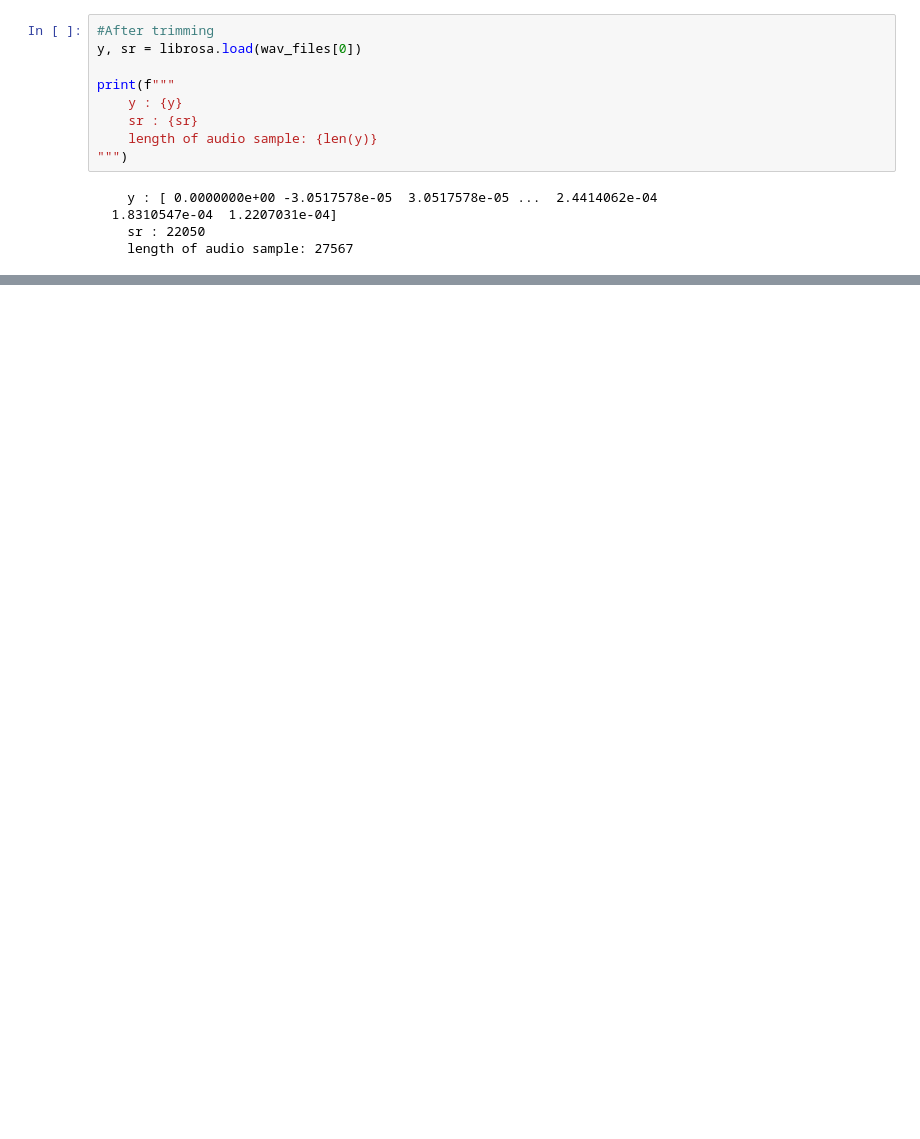
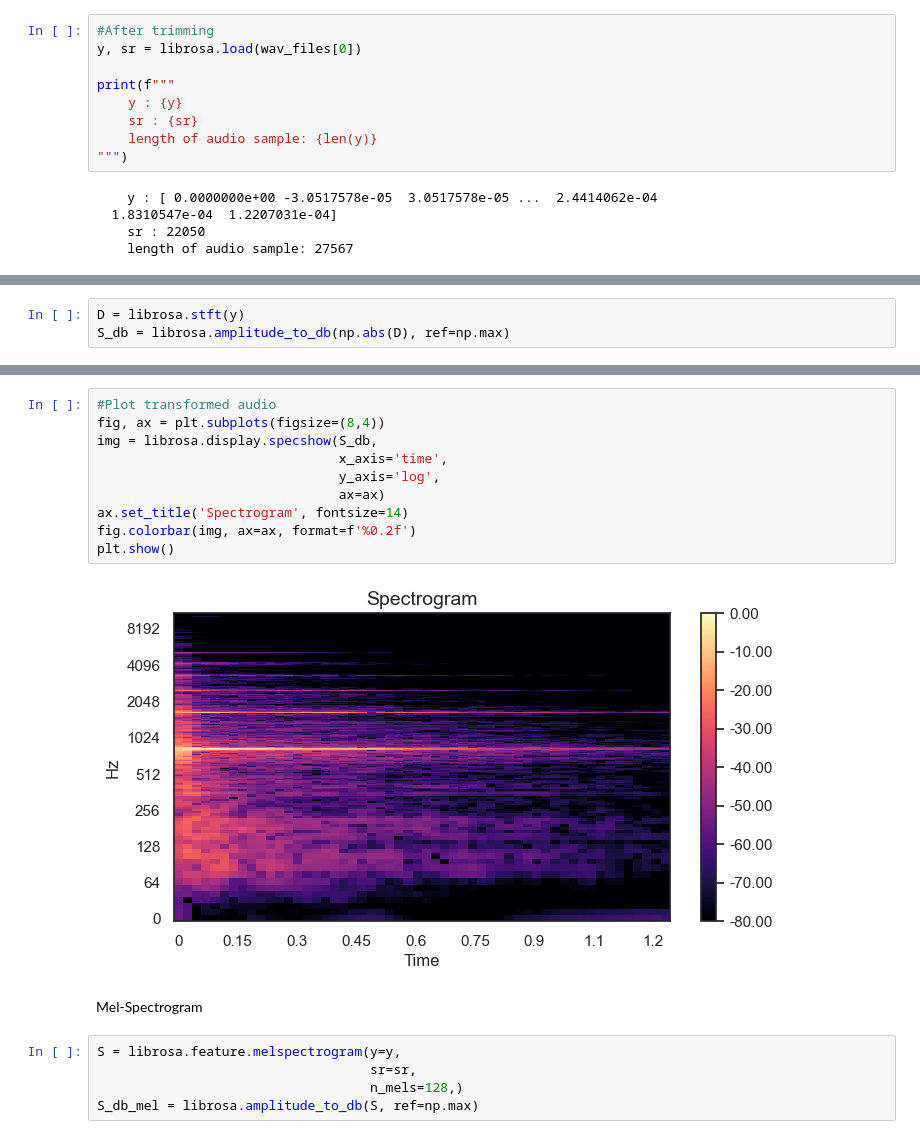
Before and after one commit to Yashasvi222/SynthGAN, a Jupyter notebook: Preprocessing/audio_explorer.ipynb, the cells around one changed output, grey strips where cells are left out. Saved outputs shown, nothing was run; the diff lists cells and outputs as text; blank space fills up the shorter version.

```diff
--- a/Preprocessing/audio_explorer.ipynb
+++ b/Preprocessing/audio_explorer.ipynb
@@ -84,0 +107,3 @@ print(f"""
+# %%
+D = librosa.stft(y)
+S_db = librosa.amplitude_to_db(np.abs(D), ref=np.max)
@@ -84,0 +114,19 @@ print(f"""
+# %%
+#Plot transformed audio
+fig, ax = plt.subplots(figsize=(8,4))
+img = librosa.display.specshow(S_db,
+                               x_axis='time',
+                               y_axis='log',
+                               ax=ax)
+ax.set_title('Spectrogram', fontsize=14)
+fig.colorbar(img, ax=ax, format=f'%0.2f')
+plt.show()
+# %% [output]
+[figure, added]
+# %% [markdown]
+Mel-Spectrogram
+# %%
+S = librosa.feature.melspectrogram(y=y,
+                                   sr=sr,
+                                   n_mels=128,)
+S_db_mel = librosa.amplitude_to_db(S, ref=np.max)
```
Also changed, not shown: parts of 5 cells of this notebook.
